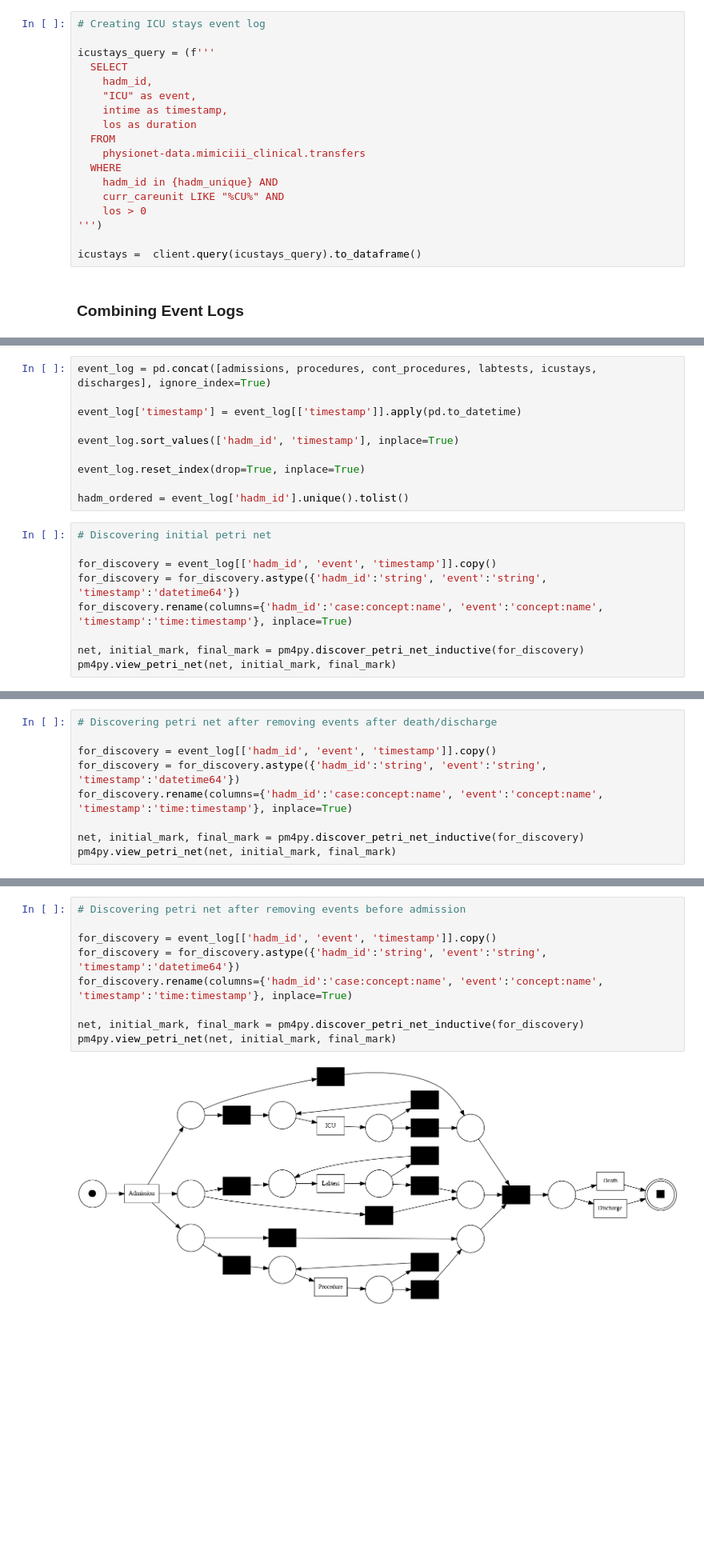
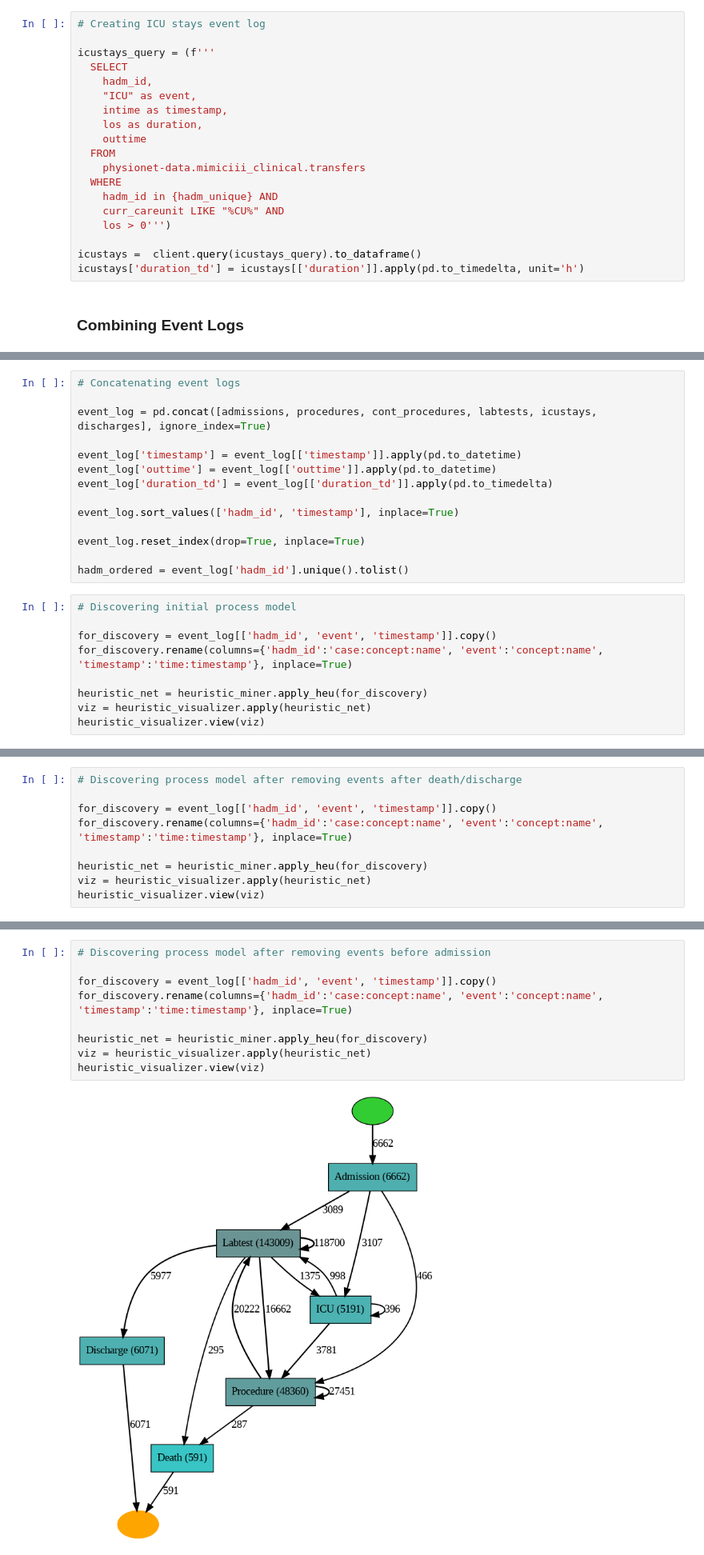
Before and after one commit to deepw02/comp3931-sc20dpw, a Jupyter notebook: pm_ml.ipynb, the cells around one changed output, grey strips where cells are left out. Shown: that part at 80% size. Saved outputs shown, nothing was run; the diff lists cells and outputs as text; blank space fills up the shorter version.

```diff
--- a/pm_ml.ipynb
+++ b/pm_ml.ipynb
@@ -447,16 +353,17 @@ icustays_query = (f'''
     hadm_id,
     "ICU" as event,
     intime as timestamp,
-    los as duration
+    los as duration,
+    outtime
   FROM
     physionet-data.mimiciii_clinical.transfers
   WHERE
     hadm_id in {hadm_unique} AND
     curr_careunit LIKE "%CU%" AND
-    los > 0
-''')
+    los > 0''')
 
 icustays =  client.query(icustays_query).to_dataframe()
+icustays['duration_td'] = icustays[['duration']].apply(pd.to_timedelta, unit='h')
 # %% [markdown]
 ### Combining Event Logs
 # %%
@@ -478,9 +385,13 @@ corr = corr_check()
 if not corr:
   sys.exit()
 # %%
+# Concatenating event logs
+
 event_log = pd.concat([admissions, procedures, cont_procedures, labtests, icustays, discharges], ignore_index=True)
 
 event_log['timestamp'] = event_log[['timestamp']].apply(pd.to_datetime)
+event_log['outtime'] = event_log[['outtime']].apply(pd.to_datetime)
+event_log['duration_td'] = event_log[['duration_td']].apply(pd.to_timedelta)
 
 event_log.sort_values(['hadm_id', 'timestamp'], inplace=True)
 
@@ -488,12 +399,12 @@ event_log.reset_index(drop=True, inplace=True)
 
 hadm_ordered = event_log['hadm_id'].unique().tolist()
 # %%
-# Discovering initial petri net
+# Discovering initial process model
 
 for_discovery = event_log[['hadm_id', 'event', 'timestamp']].copy()
-for_discovery = for_discovery.astype({'hadm_id':'string', 'event':'string', 'timestamp':'datetime64'})
 for_discovery.rename(columns={'hadm_id':'case:concept:name', 'event':'concept:name', 'timestamp':'time:timestamp'}, inplace=True)
 
-net, initial_mark, final_mark = pm4py.discover_petri_net_inductive(for_discovery)
-pm4py.view_petri_net(net, initial_mark, final_mark)
+heuristic_net = heuristic_miner.apply_heu(for_discovery)
+viz = heuristic_visualizer.apply(heuristic_net)
+heuristic_visualizer.view(viz)
 # %% [output]
@@ -539,12 +450,12 @@ for hadm_id in discharge_dict:
 event_log = event_log[mask]
 event_log.reset_index(drop=True, inplace=True)
 # %%
-# Discovering petri net after removing events after death/discharge
+# Discovering process model after removing events after death/discharge
 
 for_discovery = event_log[['hadm_id', 'event', 'timestamp']].copy()
-for_discovery = for_discovery.astype({'hadm_id':'string', 'event':'string', 'timestamp':'datetime64'})
 for_discovery.rename(columns={'hadm_id':'case:concept:name', 'event':'concept:name', 'timestamp':'time:timestamp'}, inplace=True)
 
-net, initial_mark, final_mark = pm4py.discover_petri_net_inductive(for_discovery)
-pm4py.view_petri_net(net, initial_mark, final_mark)
+heuristic_net = heuristic_miner.apply_heu(for_discovery)
+viz = heuristic_visualizer.apply(heuristic_net)
+heuristic_visualizer.view(viz)
 # %% [output]
@@ -661,16 +599,16 @@ for hadm_id in admission_dict:
 event_log = event_log[mask]
 event_log.reset_index(drop=True, inplace=True)
 # %%
-# Discovering petri net after removing events before admission
+# Discovering process model after removing events before admission
 
 for_discovery = event_log[['hadm_id', 'event', 'timestamp']].copy()
-for_discovery = for_discovery.astype({'hadm_id':'string', 'event':'string', 'timestamp':'datetime64'})
 for_discovery.rename(columns={'hadm_id':'case:concept:name', 'event':'concept:name', 'timestamp':'time:timestamp'}, inplace=True)
 
-net, initial_mark, final_mark = pm4py.discover_petri_net_inductive(for_discovery)
-pm4py.view_petri_net(net, initial_mark, final_mark)
+heuristic_net = heuristic_miner.apply_heu(for_discovery)
+viz = heuristic_visualizer.apply(heuristic_net)
+heuristic_visualizer.view(viz)
 # %% [output]
-[figure, old version]
+[figure, new version]
 # %%
 # Copying repetetive data
 
```
Also changed, not shown: parts of 36 cells of this notebook.
